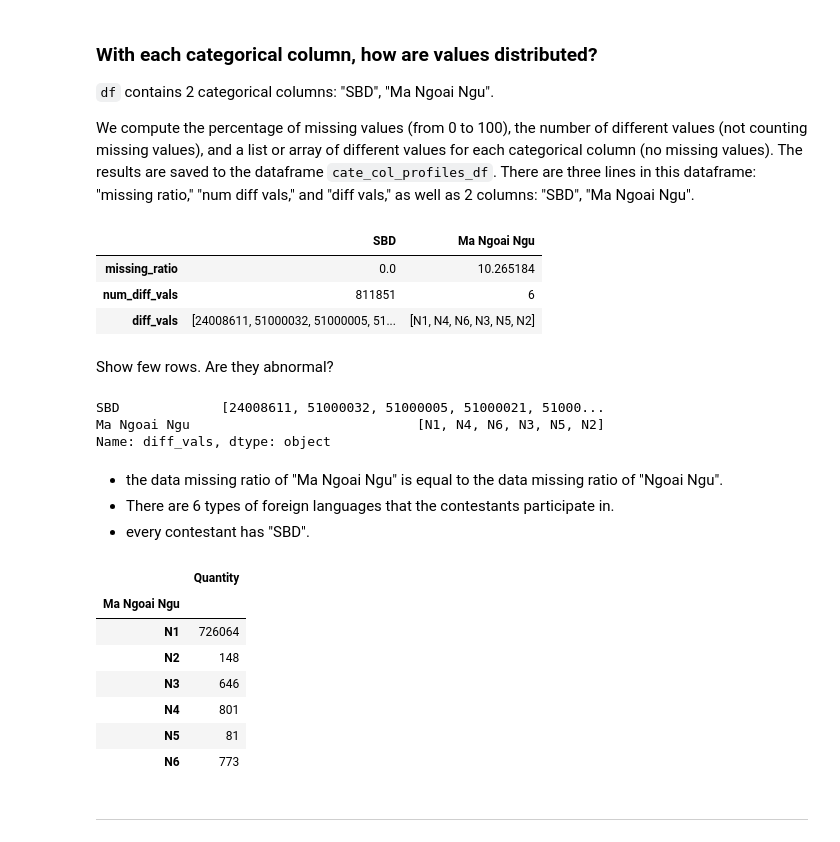
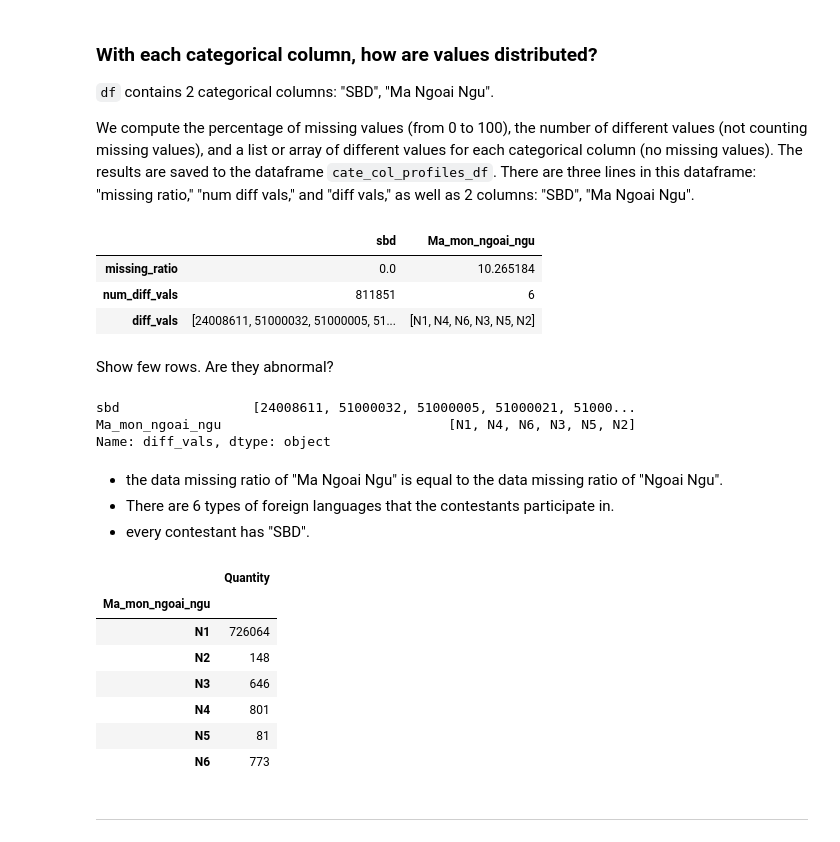
Before and after one commit to HoDangCao/Analyze-College-Entrance-Exam-Scores, a Jupyter notebook: demo.ipynb, the cells around one changed output. Drawn from its saved outputs; the diff is of its cells as text; code cells hidden in the pictures.

```diff
--- a/demo.ipynb
+++ b/demo.ipynb
@@ -5,6 +5,6 @@ import pandas as pd
 import numpy as np
 import matplotlib.pyplot as plt
 # %%
-df=pd.read_csv('./archive/diemthi2019_update.csv')
+df=pd.read_csv('./archive/diemthi2019.csv')
 df
 # %% [output]
@@ -225,15 +225,15 @@ further_col_profiles_df
 
 We compute the percentage of missing values (from 0 to 100), the number of different values (not counting missing values), and a list or array of different values for each categorical column (no missing values). The results are saved to the dataframe `cate_col_profiles_df`. There are three lines in this dataframe: "missing ratio," "num diff vals," and "diff vals," as well as 2 columns: "SBD", "Ma Ngoai Ngu".
 # %%
-cate_df = df[['SBD', 'Ma Ngoai Ngu']]
+cate_df = df[['sbd', 'Ma_mon_ngoai_ngu']]
 cate_col_profiles_df = pd.DataFrame([
     cate_df.isnull().sum()*100.0/num_rows,
     cate_df.apply(lambda x: pd.unique(x.dropna()).size),
     cate_df.apply(lambda x: pd.unique(x.dropna()))]
     , index=["missing_ratio","num_diff_vals","diff_vals"])
 cate_col_profiles_df
 # %% [output]
-|  | SBD | Ma Ngoai Ngu |
+|  | sbd | Ma_mon_ngoai_ngu |
 | missing_ratio | 0.0 | 10.265184 |
 | num_diff_vals | 811851 | 6 |
 | diff_vals | [24008611, 51000032, 51000005, 51... | [N1, N4, N6, N3, N5, N2] |
@@ -242,20 +242,20 @@ Show few rows. Are they abnormal?
 # %%
 cate_col_profiles_df.loc['diff_vals']
 # %% [output]
-SBD             [24008611, 51000032, 51000005, 51000021, 51000...
-Ma Ngoai Ngu                             [N1, N4, N6, N3, N5, N2]
+sbd                 [24008611, 51000032, 51000005, 51000021, 51000...
+Ma_mon_ngoai_ngu                             [N1, N4, N6, N3, N5, N2]
 Name: diff_vals, dtype: object
 # %% [markdown]
 - the data missing ratio of "Ma Ngoai Ngu" is equal to the data missing ratio of "Ngoai Ngu".
 - There are 6 types of foreign languages that the contestants participate in.
 - every contestant has "SBD".
 # %%
-num_each_NgoaiNgu = df[['Ma Ngoai Ngu','SBD']].groupby('Ma Ngoai Ngu').count()
-num_each_NgoaiNgu.rename(columns = {'SBD':'Quantity'}, inplace = True)
+num_each_NgoaiNgu = df[['sbd', 'Ma_mon_ngoai_ngu']].groupby('Ma_mon_ngoai_ngu').count()
+num_each_NgoaiNgu.rename(columns = {'sbd':'Quantity'}, inplace = True)
 num_each_NgoaiNgu
 # %% [output]
 |  | Quantity |
-| Ma Ngoai Ngu |  |
+| Ma_mon_ngoai_ngu |  |
 | N1 | 726064 |
 | N2 | 148 |
 | N3 | 646 |
```
Also changed, not shown: parts of 12 cells of this notebook, 2 other files.
